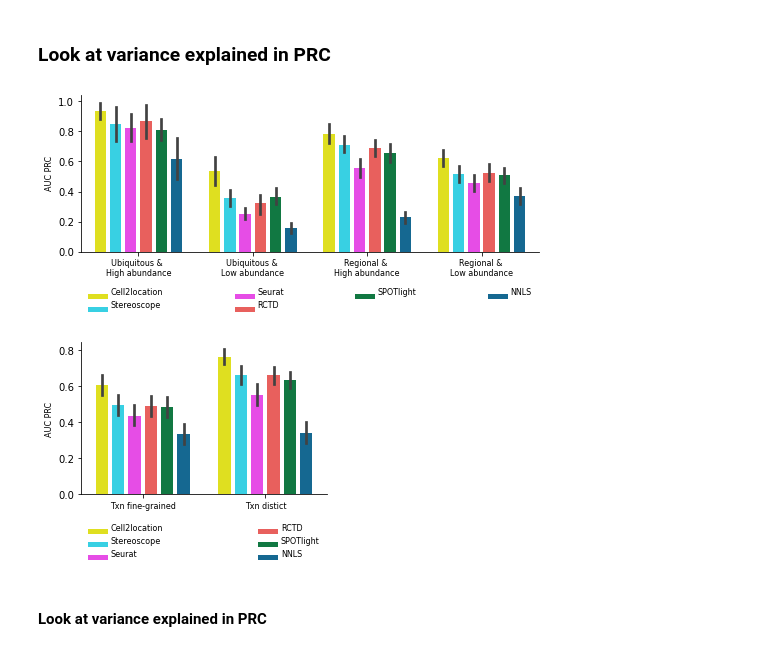
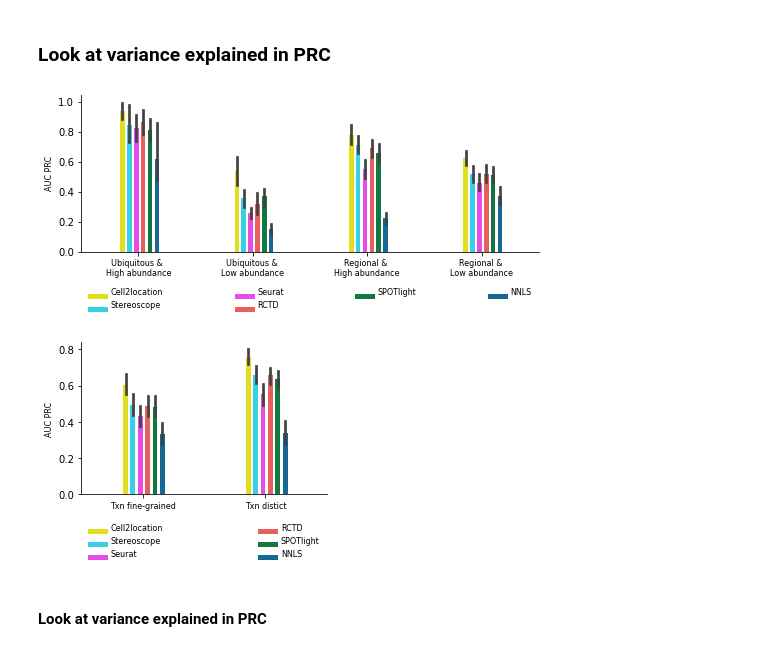
Before and after one commit to vitkl/cell2location_paper, a Jupyter notebook: notebooks/benchmarking/Fig1BCDE_FigS1S2S3_synthetic_data_improved_revision4_plots.ipynb, the cells around one changed output. Saved outputs shown, nothing was run; the diff lists cells and outputs as text; code cells hidden in the pictures.

Commit message:
benchmark plotting

```diff
--- a/notebooks/benchmarking/Fig1BCDE_FigS1S2S3_synthetic_data_improved_revision4_plots.ipynb
+++ b/notebooks/benchmarking/Fig1BCDE_FigS1S2S3_synthetic_data_improved_revision4_plots.ipynb
@@ -907,6 +907,25 @@ plt.savefig(fig_path + '/barplot_PR_by_category_txn_distinct_with_label.pdf', bb
 def remove_avg(d):
     d.pop('averaged')
     return d
+
+def change_width(ax, new_value, shrink=0, shift=0):
+    """
+    Change width/position of barplots
+    """
+    for patch, line in zip(ax.patches, ax.lines) :
+        current_width = patch.get_width()
+        diff = current_width - new_value
+
+        # we change the bar width
+        patch.set_width(new_value)
+
+        # we recenter the bar
+        x_orig = patch.get_x()
+        patch.set_x(x_orig + diff * .5)
+        x_orig = patch.get_x()
+        patch.set_x(x_orig + shrink * (round(x_orig) - x_orig))
+
+        line.set_xdata(line.get_xdata() + shrink * (np.round(x_orig) - x_orig))
 
 get_PR_values = lambda x, y: list(remove_avg(compute_precision_recall(x.values, y, mode='macro')[2]).values())
 
@@ -966,43 +985,43 @@ def plot_boxplot_prc(x, y="value", n_leged_col=6):
                     hue="method", ci=68,
                     data=pr_data_values, palette=sc.pl.palettes.default_102);
 
-    change_width(g, .10)
-    #change_width(g, .04, shrink=0.55, shift=0.01)
+    #change_width(g, .10)
+    change_width(g, .04, shrink=0.55, shift=0.01)
 
     plt.xlabel('');
     plt.ylabel('AUC PRC', size=8);
     plt.xticks(size=8, ha='center');
     # lgnd = plt.legend(loc='center left', bbox_to_anchor=(1.04, 0.5), ncol=1,
     #            fontsize=15, frameon=False);
 
     lgnd = plt.legend(loc='center', bbox_to_anchor=(0, -0.45,  1, 0.3), mode='expand', ncol=n_leged_col,
                fontsize=8, frameon=False);
 
     for handle in lgnd.legendHandles:
          handle.set_height(5)
          handle.set_width(20)
          handle.set_y(-4)
     # plt.tight_layout();
 
     g.spines['right'].set_visible(False)
     g.spines['top'].set_visible(False)
 
     # ax = plt.gca()
     # ax.set_xticks(ax.get_xticks() + 0.4)
     # plt.savefig(fig_path + '/barplot_by_category_with_label.pdf', bbox_inches='tight')
 
 plt.figure(figsize=(8.2, 2.88))
 plot_boxplot_prc('Fig1_categories', n_leged_col=4)
 plt.savefig(fig_path + '/barplot_Fig1_abundance_categories_PRC.pdf', bbox_inches='tight')
 plt.show()
 
 plt.figure(figsize=(4.4, 2.8))
 plot_boxplot_prc('Fig1_txn_categories', n_leged_col=2)
 plt.savefig(fig_path + '/barplot_Fig1_txn_categories_PRC.pdf', bbox_inches='tight')
 plt.show()
 # %% [output]
-[figure, old version]
+[figure, new version]
-[figure, old version]
+[figure, new version]
 # %% [markdown]
 #### Look at variance explained in PRC
 # %%
```
